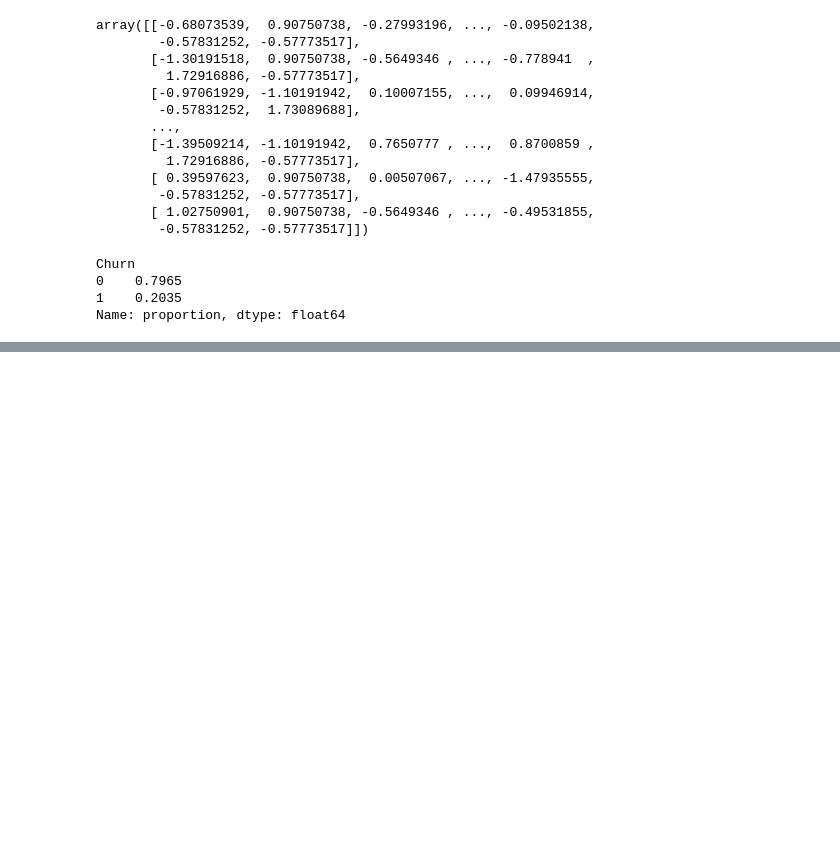
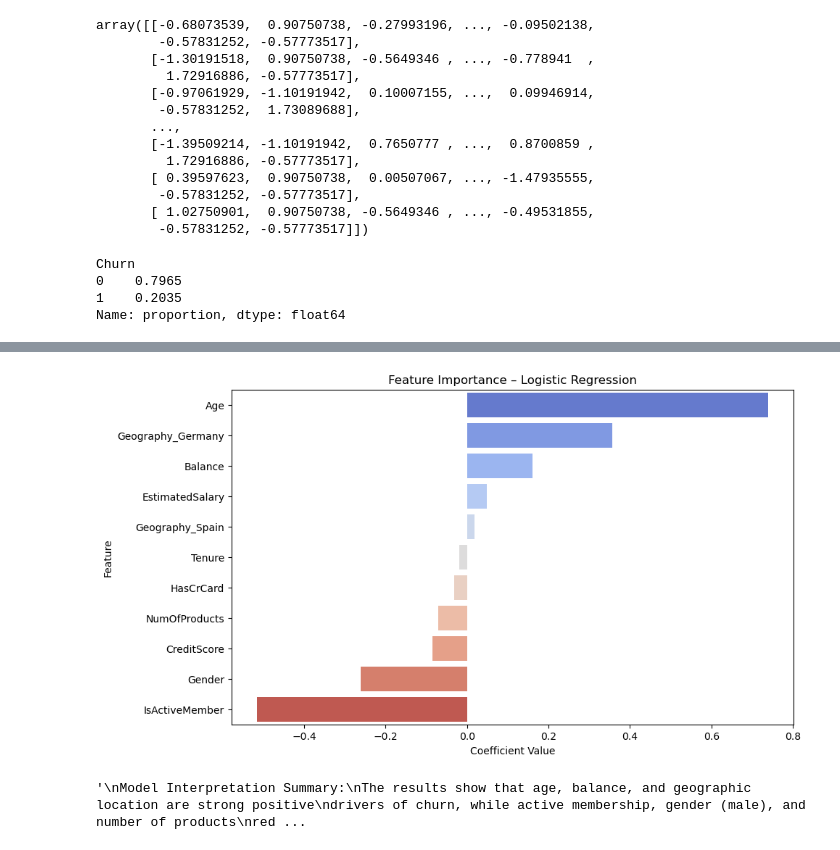
Before and after one commit to pauyoo/Churn_Rate_Prediction, a Jupyter notebook: Churn Data Preprocessing, feture engineering & modelling.ipynb, the cells around one changed output, grey strips where cells are left out. Drawn from its saved outputs; the diff is of its cells as text; code cells hidden in the pictures; blank space fills up the shorter version.

```diff
--- a/Churn Data Preprocessing, feture engineering & modelling.ipynb
+++ b/Churn Data Preprocessing, feture engineering & modelling.ipynb
@@ -257,0 +321,7 @@ Name: proportion, dtype: float64
+# %%
+coef_df = pd.DataFrame({
+    'Feature': X.columns,
+    'Coefficient': log_model.coef_[0]
+}).sort_values(by='Coefficient', ascending=False)
+
+coef_df
@@ -257,0 +341,28 @@ Name: proportion, dtype: float64
+# %%
+## This plot show the Feature importance to the Churn Rate
+
+import seaborn as sns
+
+plt.figure(figsize=(10,6))
+sns.barplot(
+    x='Coefficient',
+    y='Feature',
+    data=coef_df,
+    palette='coolwarm'
+)
+plt.title('Feature Importance – Logistic Regression')
+plt.xlabel('Coefficient Value')
+plt.ylabel('Feature')
+plt.show()
+# %% [output]
+[figure, added]
+# %%
+"""
+Model Interpretation Summary:
+The results show that age, balance, and geographic location are strong positive
+drivers of churn, while active membership, gender (male), and number of products
+reduce churn probability. Both demographic and behavioral features jointly
+influence customer churn and inform targeted retention strategies.
+"""
+# %% [output]
+'\nModel Interpretation Summary:\nThe results show that age, balance, and geographic location are strong positive\ndrivers of churn, while active membership, gender (male), and number of products\nred ...
```
Also changed, not shown: parts of 15 cells of this notebook, 1 other file.
